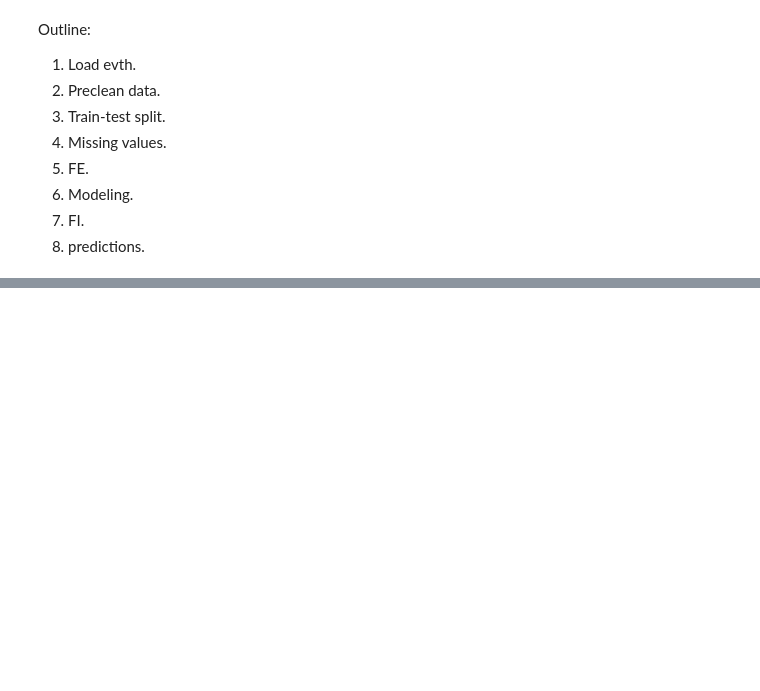
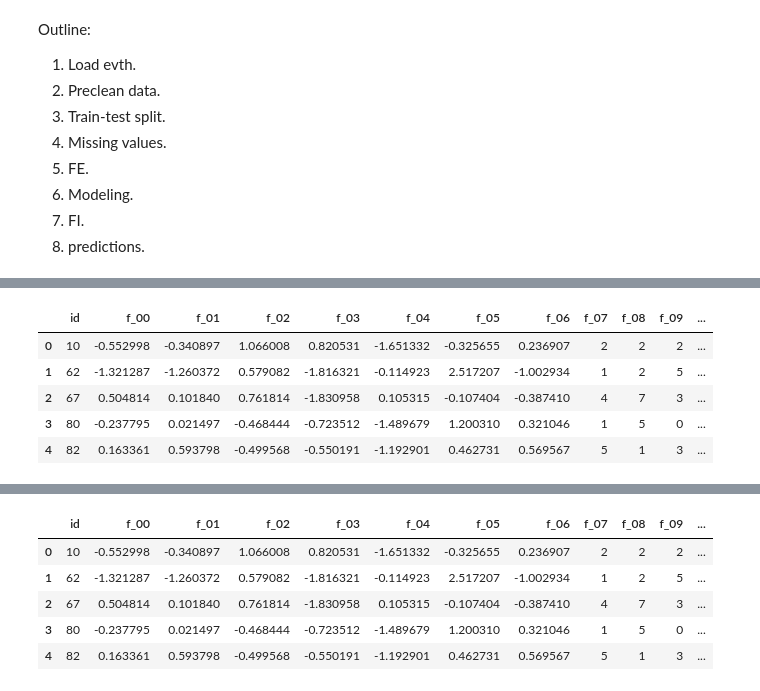
Before and after one commit to MykolaPinchuk/KaggleProjects, a Jupyter notebook: kp-pgs0522.ipynb, the cells around one changed output, grey strips where cells are left out. Drawn from its saved outputs; the diff is of its cells as text; code cells hidden in the pictures; blank space fills up the shorter version.

```diff
--- a/kp-pgs0522.ipynb
+++ b/kp-pgs0522.ipynb
@@ -81,5 +80,0 @@ class CrossFoldEncoder:
-# %%
-# 1. Load data #
-
-train = pd.read_csv('../input/tabular-playground-series-may-2022/train.csv')
-display(train.shape, train.head())
@@ -171,0 +157,13 @@ display(X_train.shape, X_test.shape, y_train.shape)
+# %%
+# 3. split data #
+
+#train_test_split approach does not work when I use TE.
+
+test_size = 0.1
+train.reset_index(inplace=True, drop=True)
+test_index = random.sample(list(train.index), int(test_size*train.shape[0]))
+train_ = train.iloc[list(set(train.index)-set(test_index))]
+test = train.iloc[test_index]
+display(train.shape, test.shape, train.head(3), test.head(3))
+
+train0, test0 = train.copy(), test.copy()
@@ -172,6 +181,25 @@ display(X_train.shape, X_test.shape, y_train.shape)
 # %%
 # 5. FE #
 
 # first do TE
 
+train, test = train0.copy(), test0.copy()
+
+display(train.head(), test.head())
+train, test = TargetEncoderMP(train, test, ['f_27'], 'target')
+display(train.head(), test.head())
+
+
+
+
+
+
+
 # then do OHE with columntransformer
+# %% [output]
+|  | id | f_00 | f_01 | f_02 | f_03 | f_04 | f_05 | f_06 | f_07 | f_08 | f_09 | ... |
+| 0 | 10 | -0.552998 | -0.340897 | 1.066008 | 0.820531 | -1.651332 | -0.325655 | 0.236907 | 2 | 2 | 2 | ... |
+| 1 | 62 | -1.321287 | -1.260372 | 0.579082 | -1.816321 | -0.114923 | 2.517207 | -1.002934 | 1 | 2 | 5 | ... |
+| 2 | 67 | 0.504814 | 0.101840 | 0.761814 | -1.830958 | 0.105315 | -0.107404 | -0.387410 | 4 | 7 | 3 | ... |
+| 3 | 80 | -0.237795 | 0.021497 | -0.468444 | -0.723512 | -1.489679 | 1.200310 | 0.321046 | 1 | 5 | 0 | ... |
+| 4 | 82 | 0.163361 | 0.593798 | -0.499568 | -0.550191 | -1.192901 | 0.462731 | 0.569567 | 5 | 1 | 3 | ... |
@@ -177,0 +212,6 @@ display(X_train.shape, X_test.shape, y_train.shape)
+|  | id | f_00 | f_01 | f_02 | f_03 | f_04 | f_05 | f_06 | f_07 | f_08 | f_09 | ... |
+| 0 | 10 | -0.552998 | -0.340897 | 1.066008 | 0.820531 | -1.651332 | -0.325655 | 0.236907 | 2 | 2 | 2 | ... |
+| 1 | 62 | -1.321287 | -1.260372 | 0.579082 | -1.816321 | -0.114923 | 2.517207 | -1.002934 | 1 | 2 | 5 | ... |
+| 2 | 67 | 0.504814 | 0.101840 | 0.761814 | -1.830958 | 0.105315 | -0.107404 | -0.387410 | 4 | 7 | 3 | ... |
+| 3 | 80 | -0.237795 | 0.021497 | -0.468444 | -0.723512 | -1.489679 | 1.200310 | 0.321046 | 1 | 5 | 0 | ... |
+| 4 | 82 | 0.163361 | 0.593798 | -0.499568 | -0.550191 | -1.192901 | 0.462731 | 0.569567 | 5 | 1 | 3 | ... |
```
Also changed, not shown: parts of 9 cells of this notebook.
